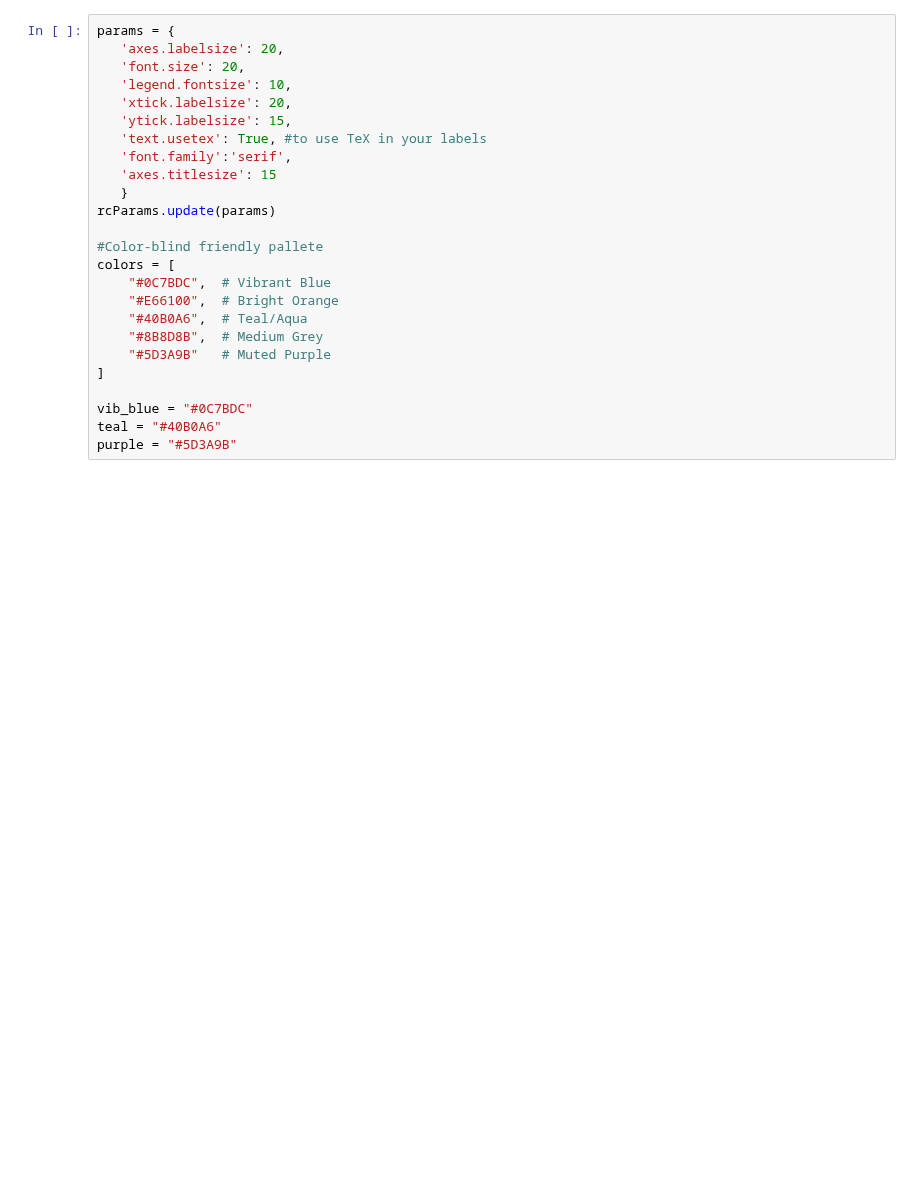
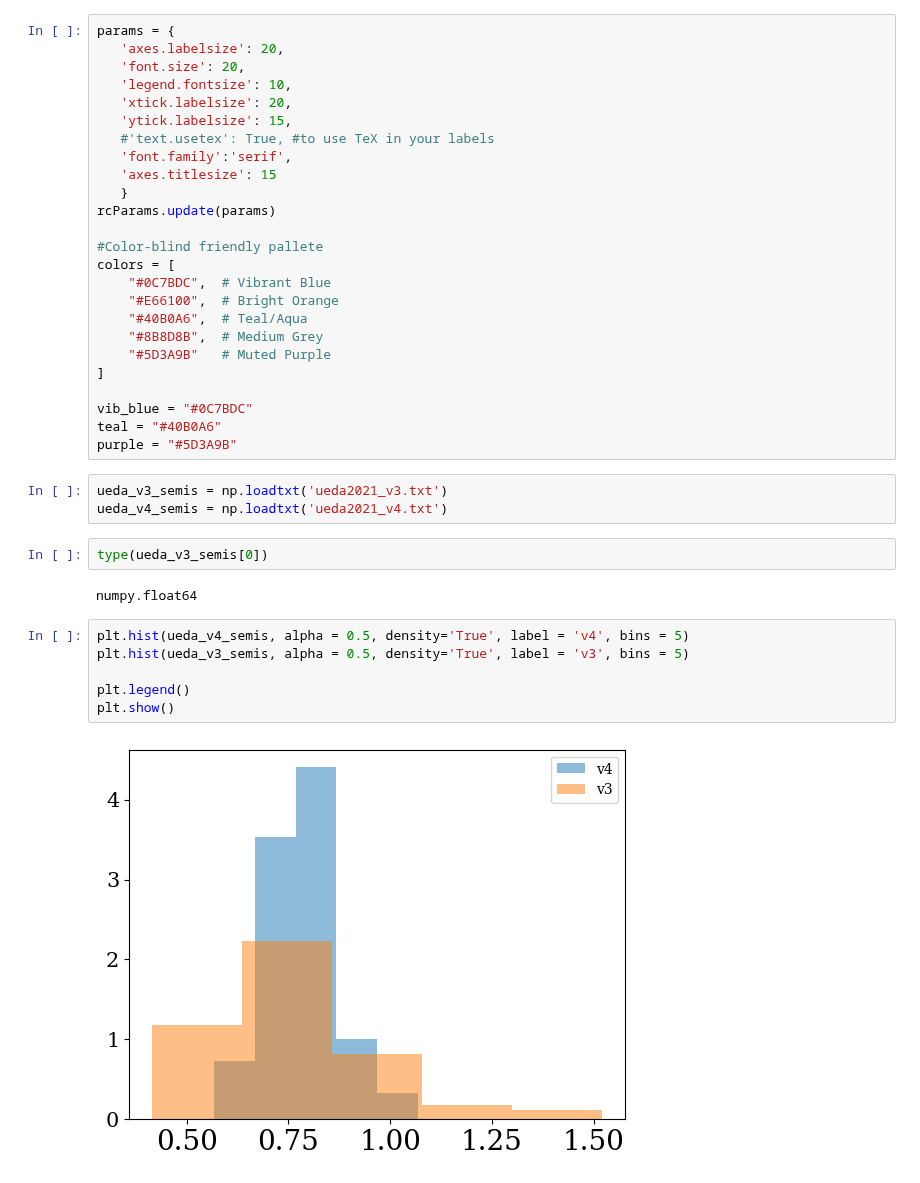
Before and after one commit to haniyehtajer/planet_cookbook, a Jupyter notebook: examples/pl_disk_surface_density/surface_density_plots.ipynb, the cells around one changed output. Drawn from its saved outputs; the diff is of its cells as text; blank space fills up the shorter version.

Commit message:
sigma plots

```diff
--- a/examples/pl_disk_surface_density/surface_density_plots.ipynb
+++ b/examples/pl_disk_surface_density/surface_density_plots.ipynb
@@ -21,7 +22,7 @@ params = {
    'legend.fontsize': 10,
    'xtick.labelsize': 20,
    'ytick.labelsize': 15,
-   'text.usetex': True, #to use TeX in your labels
+   #'text.usetex': True, #to use TeX in your labels
    'font.family':'serif',
    'axes.titlesize': 15
    }
@@ -39,3 +40,18 @@ colors = [
 vib_blue = "#0C7BDC"
 teal = "#40B0A6"
 purple = "#5D3A9B"
+# %%
+ueda_v3_semis = np.loadtxt('ueda2021_v3.txt')
+ueda_v4_semis = np.loadtxt('ueda2021_v4.txt')
+# %%
+type(ueda_v3_semis[0])
+# %% [output]
+numpy.float64
+# %%
+plt.hist(ueda_v4_semis, alpha = 0.5, density='True', label = 'v4', bins = 5)
+plt.hist(ueda_v3_semis, alpha = 0.5, density='True', label = 'v3', bins = 5)
+
+plt.legend()
+plt.show()
+# %% [output]
+[figure, added]
```
Also changed, not shown: parts of 5 cells of this notebook, 2 other files.
